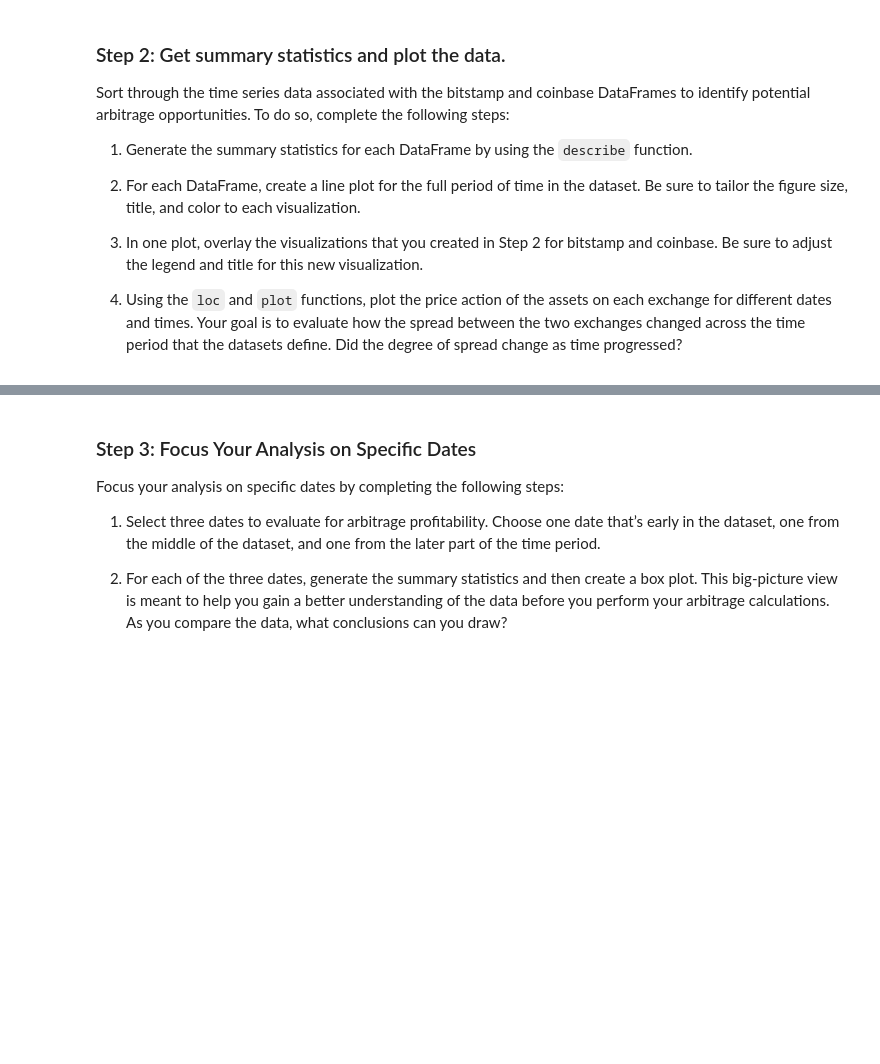
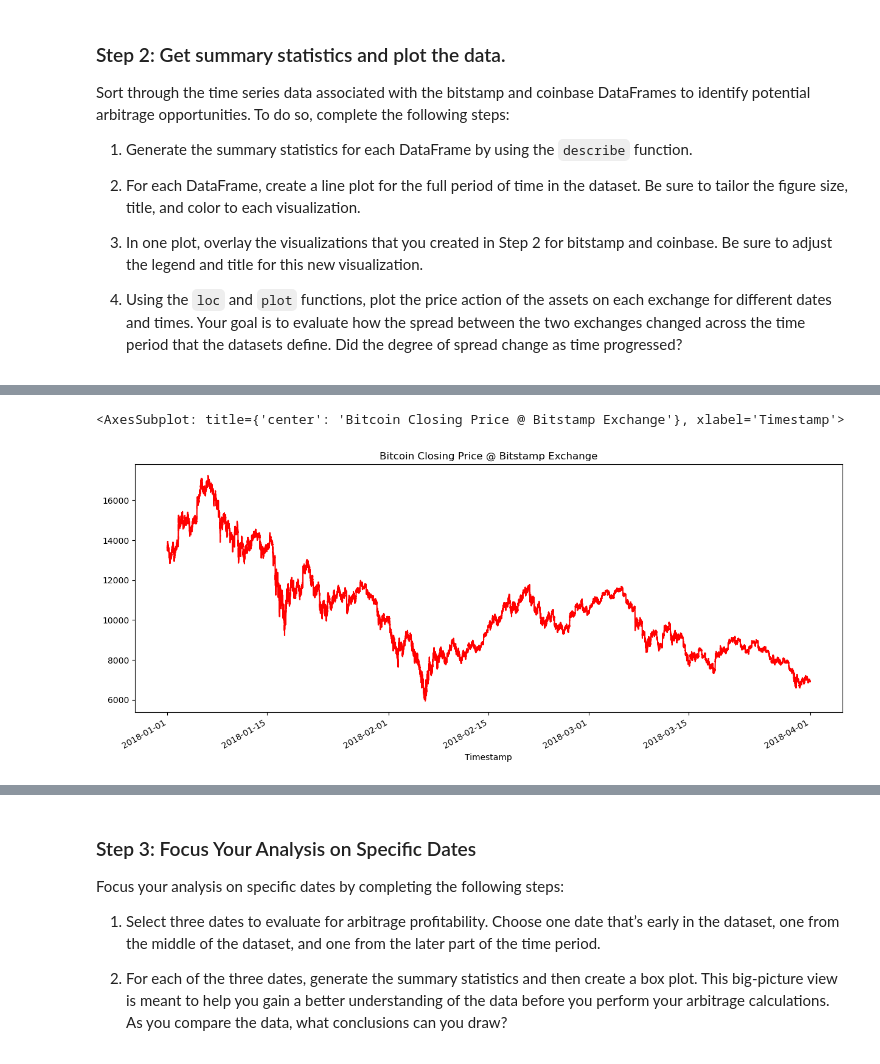
Before and after one commit to SkyRanger05/Module-Challenges, a Jupyter notebook: crypto_arbitrage.ipynb, the cells around one changed output, grey strips where cells are left out. Cells and saved outputs as stored; diff of their text form; code cells hidden in the pictures; blank space fills up the shorter version.

Commit message:
Added more visual graphs in part 3

```diff
--- a/crypto_arbitrage.ipynb
+++ b/crypto_arbitrage.ipynb
@@ -339,7 +359,10 @@ Sort through the time series data associated with the bitstamp and coinbase Data
 # %%
 # Create a line plot for the bitstamp DataFrame for the full length of time in the dataset
 # Be sure that the figure size, title, and color are tailored to each visualization
-# YOUR CODE HERE
+bitstamp_sliced.plot(figsize=(15,6), title="Bitcoin Closing Price @ Bitstamp Exchange" ,color="red")
+# %% [output]
+<AxesSubplot: title={'center': 'Bitcoin Closing Price @ Bitstamp Exchange'}, xlabel='Timestamp'>
+[figure, added]
 # %%
 # Create a line plot for the coinbase DataFrame for the full length of time in the dataset
 # Be sure that the figure size, title, and color are tailored to each visualization
```
Also changed, not shown: parts of 29 cells of this notebook.
